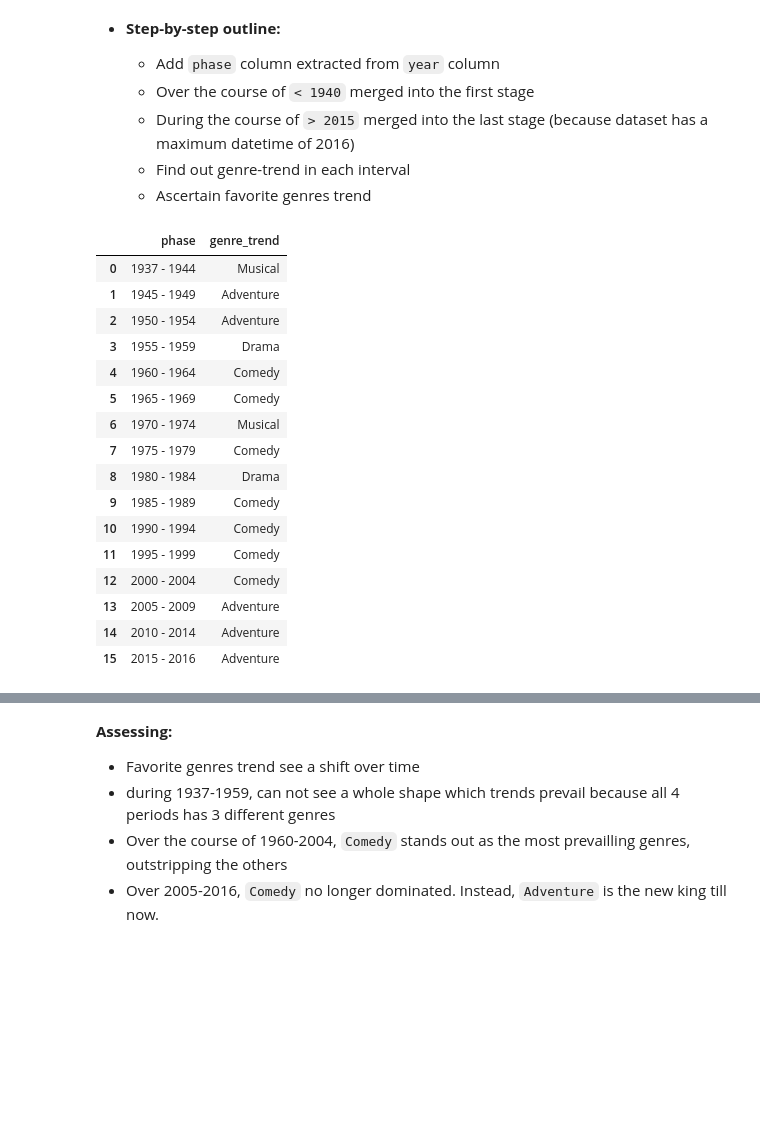
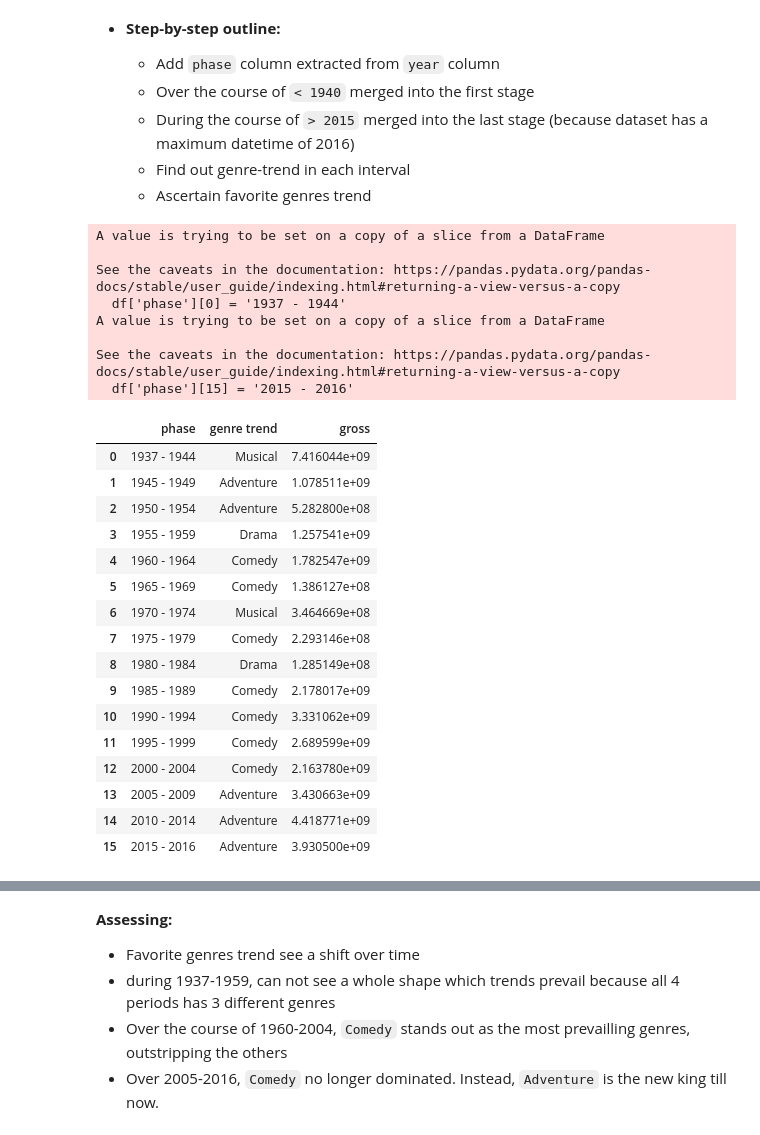
Before and after one commit to XP0101/Disney-movies-analysis, a Jupyter notebook: Final_Project.ipynb, the cells around one changed output, grey strips where cells are left out. Cells and saved outputs as stored; diff of their text form; code cells hidden in the pictures; blank space fills up the shorter version.

```diff
--- a/Final_Project.ipynb
+++ b/Final_Project.ipynb
@@ -421,35 +479,55 @@ Increase rate: 17.57 %
 # %%
 df = movies_gross
 df['phase'] = ((df['year'] - 1940) / 5).apply(int)
 df.loc[df['year'] <1940, 'phase'] = 0
 df.loc[df['year'] >2015, 'phase'] = 15
 
+temp = df.groupby(['phase','genre'])['inflation_adjusted_gross'].sum()
+
 df = df.groupby(['phase','genre'])['genre'].count()
 df = df.unstack(1)
 
 df = df.idxmax(axis=1).to_frame()
-df.columns = ['genre_trend']
+df.columns = ['genre trend']
 df = df.reset_index()
+df1= df.copy()
+
+list_phase = pd.array(df.phase)
+list_genre = pd.array(df['genre trend'])
+arr = []
+for i in range(len(list_phase)):
+    arr.append(temp[list_phase[i]][list_genre[i]])
+
+df['gross'] = arr
+
 df['phase'] = (df['phase']*5+1940).apply(int).apply(str) + ' - ' + (df['phase']*5+1944).apply(int).apply(str)
-
 df['phase'][0] = '1937 - 1944'
 df['phase'][15] = '2015 - 2016'
+
 df
 # %% [output]
+A value is trying to be set on a copy of a slice from a DataFrame
+
+See the caveats in the documentation: https://pandas.pydata.org/pandas-docs/stable/user_guide/indexing.html#returning-a-view-versus-a-copy
+  df['phase'][0] = '1937 - 1944'
+A value is trying to be set on a copy of a slice from a DataFrame
+
+See the caveats in the documentation: https://pandas.pydata.org/pandas-docs/stable/user_guide/indexing.html#returning-a-view-versus-a-copy
+  df['phase'][15] = '2015 - 2016'
-|  | phase | genre_trend |
-| 0 | 1937 - 1944 | Musical |
-| 1 | 1945 - 1949 | Adventure |
-| 2 | 1950 - 1954 | Adventure |
-| 3 | 1955 - 1959 | Drama |
-| 4 | 1960 - 1964 | Comedy |
-| 5 | 1965 - 1969 | Comedy |
-| 6 | 1970 - 1974 | Musical |
-| 7 | 1975 - 1979 | Comedy |
-| 8 | 1980 - 1984 | Drama |
-| 9 | 1985 - 1989 | Comedy |
-| 10 | 1990 - 1994 | Comedy |
-| 11 | 1995 - 1999 | Comedy |
-| 12 | 2000 - 2004 | Comedy |
-| 13 | 2005 - 2009 | Adventure |
-| 14 | 2010 - 2014 | Adventure |
-| 15 | 2015 - 2016 | Adventure |
+|  | phase | genre trend | gross |
+| 0 | 1937 - 1944 | Musical | 7.416044e+09 |
+| 1 | 1945 - 1949 | Adventure | 1.078511e+09 |
+| 2 | 1950 - 1954 | Adventure | 5.282800e+08 |
+| 3 | 1955 - 1959 | Drama | 1.257541e+09 |
+| 4 | 1960 - 1964 | Comedy | 1.782547e+09 |
+| 5 | 1965 - 1969 | Comedy | 1.386127e+08 |
+| 6 | 1970 - 1974 | Musical | 3.464669e+08 |
+| 7 | 1975 - 1979 | Comedy | 2.293146e+08 |
+| 8 | 1980 - 1984 | Drama | 1.285149e+08 |
+| 9 | 1985 - 1989 | Comedy | 2.178017e+09 |
+| 10 | 1990 - 1994 | Comedy | 3.331062e+09 |
+| 11 | 1995 - 1999 | Comedy | 2.689599e+09 |
+| 12 | 2000 - 2004 | Comedy | 2.163780e+09 |
+| 13 | 2005 - 2009 | Adventure | 3.430663e+09 |
+| 14 | 2010 - 2014 | Adventure | 4.418771e+09 |
+| 15 | 2015 - 2016 | Adventure | 3.930500e+09 |
```
Also changed, not shown: parts of 18 cells of this notebook.
